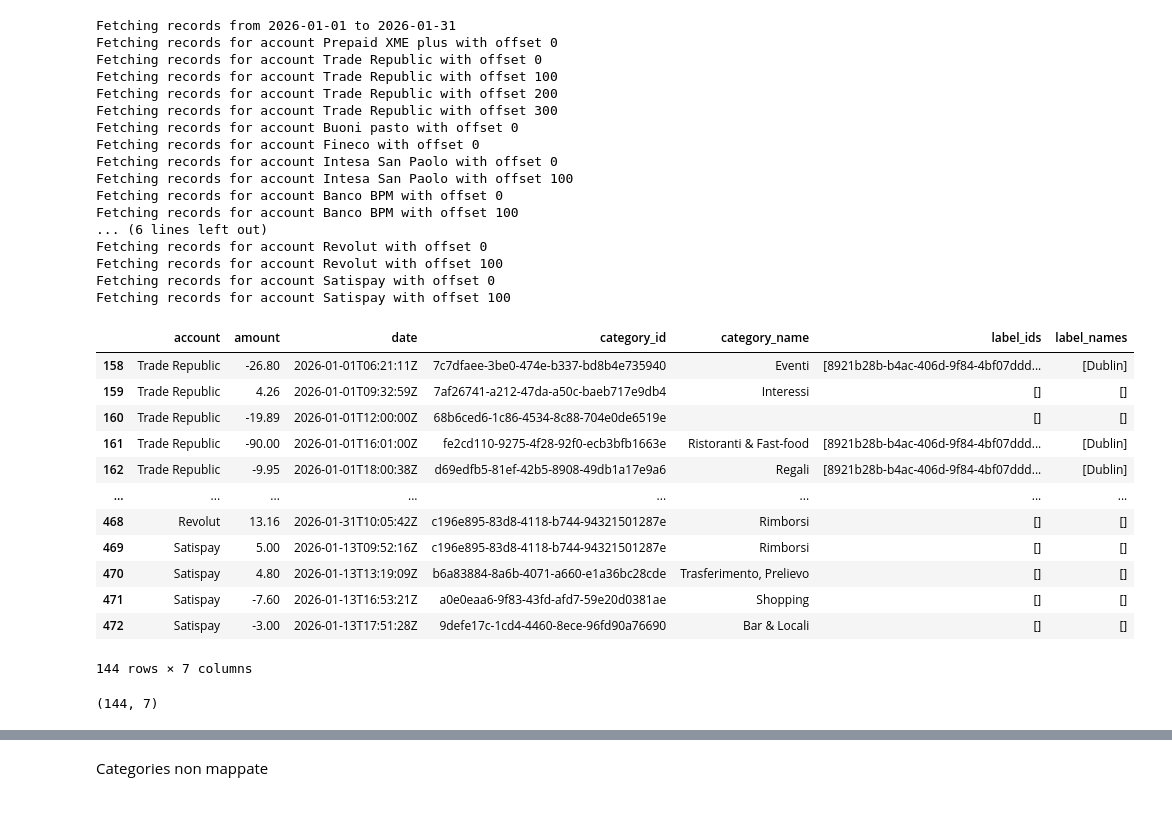
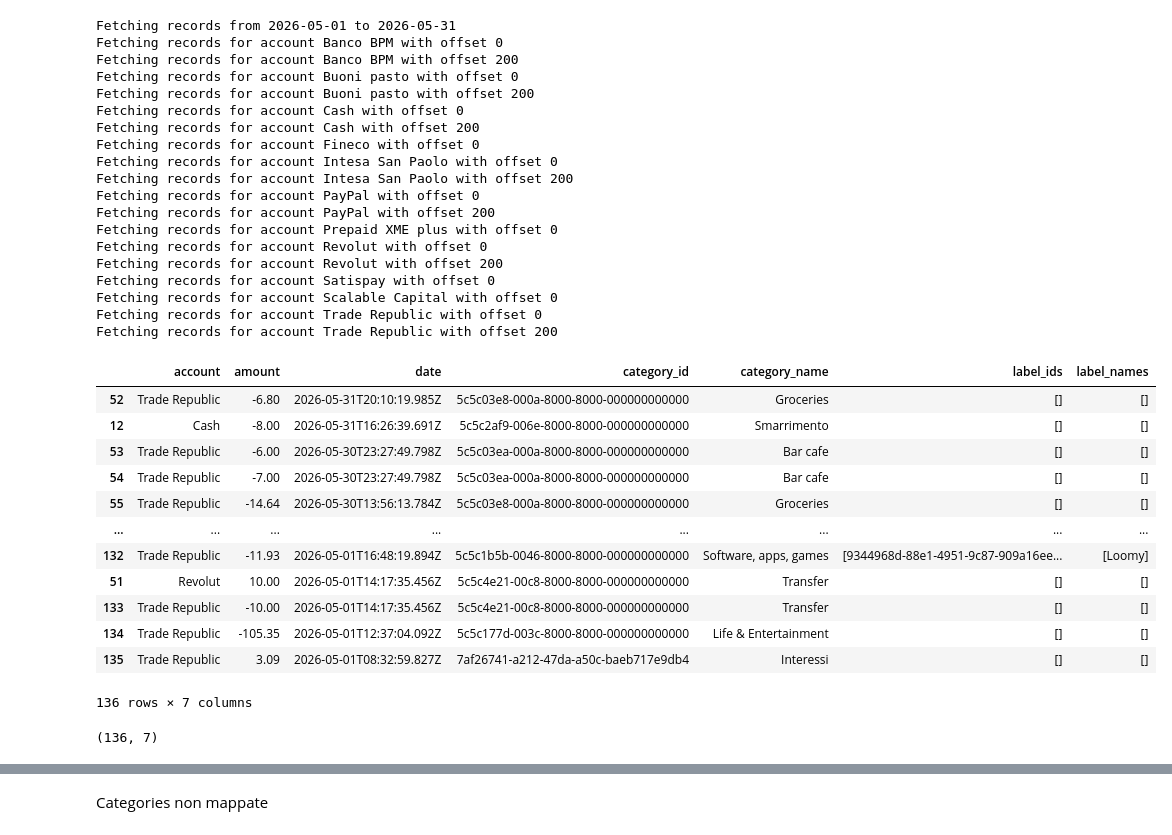
Before and after one commit to LeonardoAcquaroli/wallet, a Jupyter notebook: notebooks/00_experiment.ipynb, the cells around one changed output, grey strips where cells are left out. Saved outputs shown, nothing was run; the diff lists cells and outputs as text; code cells hidden in the pictures.

Commit message:
new categories, account pagination, two time filters

```diff
--- a/notebooks/00_experiment.ipynb
+++ b/notebooks/00_experiment.ipynb
@@ -25,3 +22,14 @@ accounts = {account['name']: account['id'] for account in accounts['accounts']}
+# %%
+# /accounts defaults to a page size of 10 -> paginate or accounts get silently dropped
+accounts = {}
+i = 0
+while True:
+    page = call_wallet_api("v1/api/accounts", args={"limit": 100, "offset": i * 100})["accounts"]
+    if not page:
+        break
+    for account in page:
+        accounts[account["name"]] = account["id"]
+    i += 1
 # %%
 accounts
 # %% [output]
@@ -42,8 +50,8 @@ first_day_of_last_month = (first_day_of_this_month - datetime.timedelta(days=1))
 last_date_of_last_month = (first_day_of_this_month - datetime.timedelta(days=1)).isoformat()
 # first_day_of_last_month = (datetime.date.today() - datetime.timedelta(days=1)).isoformat()
 # last_date_of_last_month = (datetime.date.today()).isoformat()
-# first_day_of_last_month = "2025-01-01"
-# last_date_of_last_month = "2025-12-31"
+# first_day_of_last_month = "2020-01-01"
+# last_date_of_last_month = "2026-06-19"
 print(f"Fetching records from {first_day_of_last_month} to {last_date_of_last_month}")
 
 records_df = pd.DataFrame()
@@ -52,12 +60,12 @@ i = 0
 
 for account_name, account_id in accounts.items():
     while True:
-        n_records_retrieved = i * 100
+        n_records_retrieved = i * 200
 
         args = {
                 "accountId": account_id,
-                "recordDate": f"lte.{last_date_of_last_month}",
-                "limit": 100,
+                "recordDate": [f"gte.{first_day_of_last_month}", f"lte.{last_date_of_last_month}"],
+                "limit": 200,
                 "offset": n_records_retrieved
             }
         time.sleep(1)
@@ -89,46 +97,46 @@ for account_name, account_id in accounts.items():
         else:
             i = 0
             break
-
-records_df = records_df[records_df['date'] >= first_day_of_last_month]
 # %% [output]
-Fetching records from 2026-01-01 to 2026-01-31
-Fetching records for account Prepaid XME plus with offset 0
-Fetching records for account Trade Republic with offset 0
-Fetching records for account Trade Republic with offset 100
-Fetching records for account Trade Republic with offset 200
-Fetching records for account Trade Republic with offset 300
+Fetching records from 2026-05-01 to 2026-05-31
+Fetching records for account Banco BPM with offset 0
+Fetching records for account Banco BPM with offset 200
 Fetching records for account Buoni pasto with offset 0
+Fetching records for account Buoni pasto with offset 200
+Fetching records for account Cash with offset 0
+Fetching records for account Cash with offset 200
 Fetching records for account Fineco with offset 0
 Fetching records for account Intesa San Paolo with offset 0
-Fetching records for account Intesa San Paolo with offset 100
-Fetching records for account Banco BPM with offset 0
-Fetching records for account Banco BPM with offset 100
-... (6 lines left out)
+Fetching records for account Intesa San Paolo with offset 200
+Fetching records for account PayPal with offset 0
+Fetching records for account PayPal with offset 200
+Fetching records for account Prepaid XME plus with offset 0
 Fetching records for account Revolut with offset 0
-Fetching records for account Revolut with offset 100
+Fetching records for account Revolut with offset 200
 Fetching records for account Satispay with offset 0
-Fetching records for account Satispay with offset 100
+Fetching records for account Scalable Capital with offset 0
+Fetching records for account Trade Republic with offset 0
+Fetching records for account Trade Republic with offset 200
 # %%
-records_df
+records_df.sort_values(by='date', ascending=False)
 # %% [output]
 |  | account | amount | date | category_id | category_name | label_ids | label_names |
-| 158 | Trade Republic | -26.80 | 2026-01-01T06:21:11Z | 7c7dfaee-3be0-474e-b337-bd8b4e735940 | Eventi | [8921b28b-b4ac-406d-9f84-4bf07ddd... | [Dublin] |
-| 159 | Trade Republic | 4.26 | 2026-01-01T09:32:59Z | 7af26741-a212-47da-a50c-baeb717e9db4 | Interessi | [] | [] |
-| 160 | Trade Republic | -19.89 | 2026-01-01T12:00:00Z | 68b6ced6-1c86-4534-8c88-704e0de6519e |  | [] | [] |
-| 161 | Trade Republic | -90.00 | 2026-01-01T16:01:00Z | fe2cd110-9275-4f28-92f0-ecb3bfb1663e | Ristoranti & Fast-food | [8921b28b-b4ac-406d-9f84-4bf07ddd... | [Dublin] |
-| 162 | Trade Republic | -9.95 | 2026-01-01T18:00:38Z | d69edfb5-81ef-42b5-8908-49db1a17e9a6 | Regali | [8921b28b-b4ac-406d-9f84-4bf07ddd... | [Dublin] |
+| 52 | Trade Republic | -6.80 | 2026-05-31T20:10:19.985Z | 5c5c03e8-000a-8000-8000-000000000000 | Groceries | [] | [] |
+| 12 | Cash | -8.00 | 2026-05-31T16:26:39.691Z | 5c5c2af9-006e-8000-8000-000000000000 | Smarrimento | [] | [] |
+| 53 | Trade Republic | -6.00 | 2026-05-30T23:27:49.798Z | 5c5c03ea-000a-8000-8000-000000000000 | Bar cafe | [] | [] |
+| 54 | Trade Republic | -7.00 | 2026-05-30T23:27:49.798Z | 5c5c03ea-000a-8000-8000-000000000000 | Bar cafe | [] | [] |
+| 55 | Trade Republic | -14.64 | 2026-05-30T13:56:13.784Z | 5c5c03e8-000a-8000-8000-000000000000 | Groceries | [] | [] |
 | ... | ... | ... | ... | ... | ... | ... | ... |
-| 468 | Revolut | 13.16 | 2026-01-31T10:05:42Z | c196e895-83d8-4118-b744-94321501287e | Rimborsi | [] | [] |
-| 469 | Satispay | 5.00 | 2026-01-13T09:52:16Z | c196e895-83d8-4118-b744-94321501287e | Rimborsi | [] | [] |
-| 470 | Satispay | 4.80 | 2026-01-13T13:19:09Z | b6a83884-8a6b-4071-a660-e1a36bc28cde | Trasferimento, Prelievo | [] | [] |
-| 471 | Satispay | -7.60 | 2026-01-13T16:53:21Z | a0e0eaa6-9f83-43fd-afd7-59e20d0381ae | Shopping | [] | [] |
-| 472 | Satispay | -3.00 | 2026-01-13T17:51:28Z | 9defe17c-1cd4-4460-8ece-96fd90a76690 | Bar & Locali | [] | [] |
+| 132 | Trade Republic | -11.93 | 2026-05-01T16:48:19.894Z | 5c5c1b5b-0046-8000-8000-000000000000 | Software, apps, games | [9344968d-88e1-4951-9c87-909a16ee... | [Loomy] |
+| 51 | Revolut | 10.00 | 2026-05-01T14:17:35.456Z | 5c5c4e21-00c8-8000-8000-000000000000 | Transfer | [] | [] |
+| 133 | Trade Republic | -10.00 | 2026-05-01T14:17:35.456Z | 5c5c4e21-00c8-8000-8000-000000000000 | Transfer | [] | [] |
+| 134 | Trade Republic | -105.35 | 2026-05-01T12:37:04.092Z | 5c5c177d-003c-8000-8000-000000000000 | Life & Entertainment | [] | [] |
+| 135 | Trade Republic | 3.09 | 2026-05-01T08:32:59.827Z | 7af26741-a212-47da-a50c-baeb717e9db4 | Interessi | [] | [] |
-144 rows × 7 columns
+136 rows × 7 columns
 # %%
 records_df.shape
 # %% [output]
-(144, 7)
+(136, 7)
 # %%
 spese_df = records_df[records_df['category_id'].isin(SPESE['categories'].keys()) &
            (records_df['amount'] < 0)]
```
Also changed, not shown: parts of 10 cells of this notebook, 3 other files.
